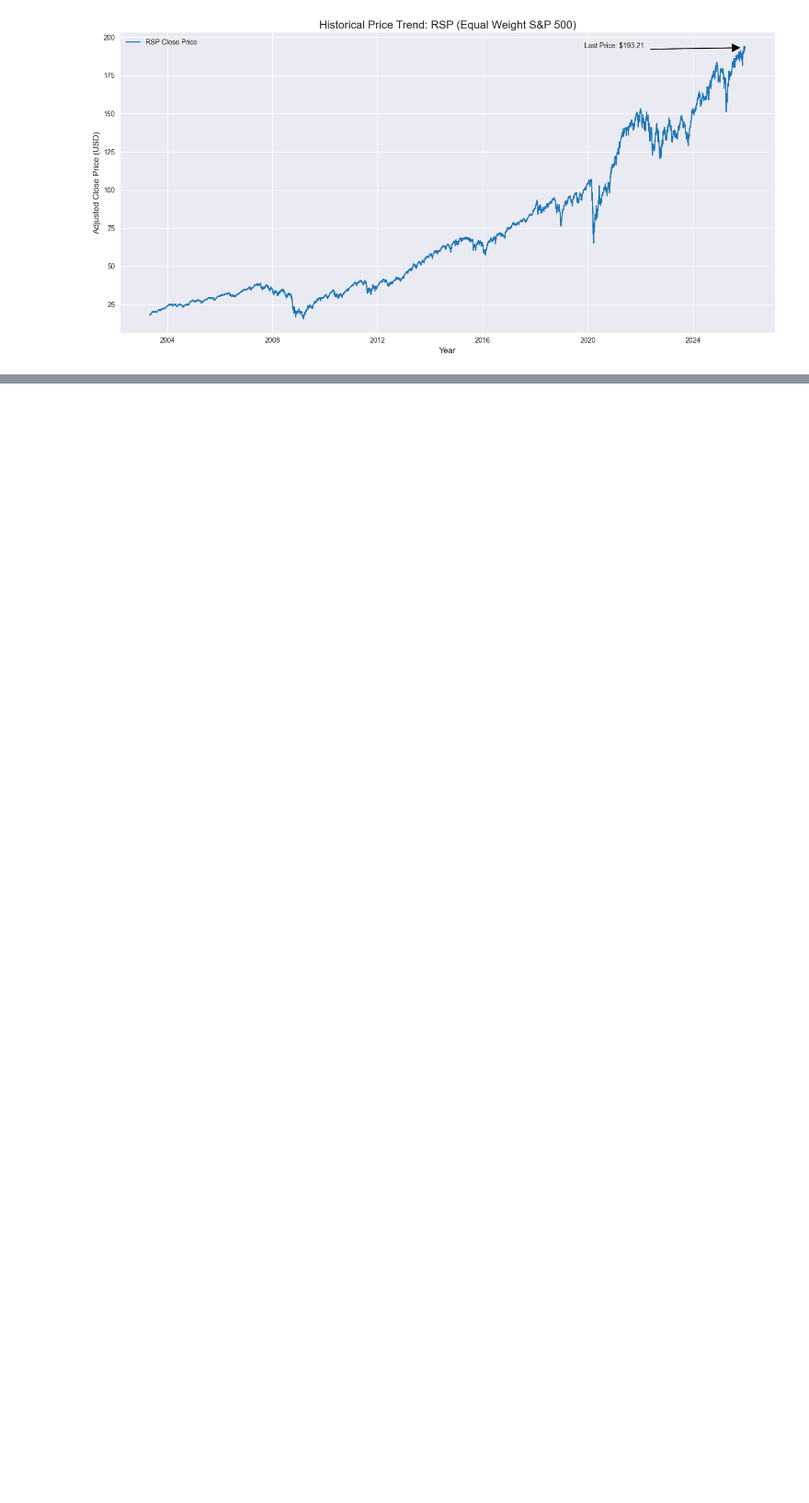
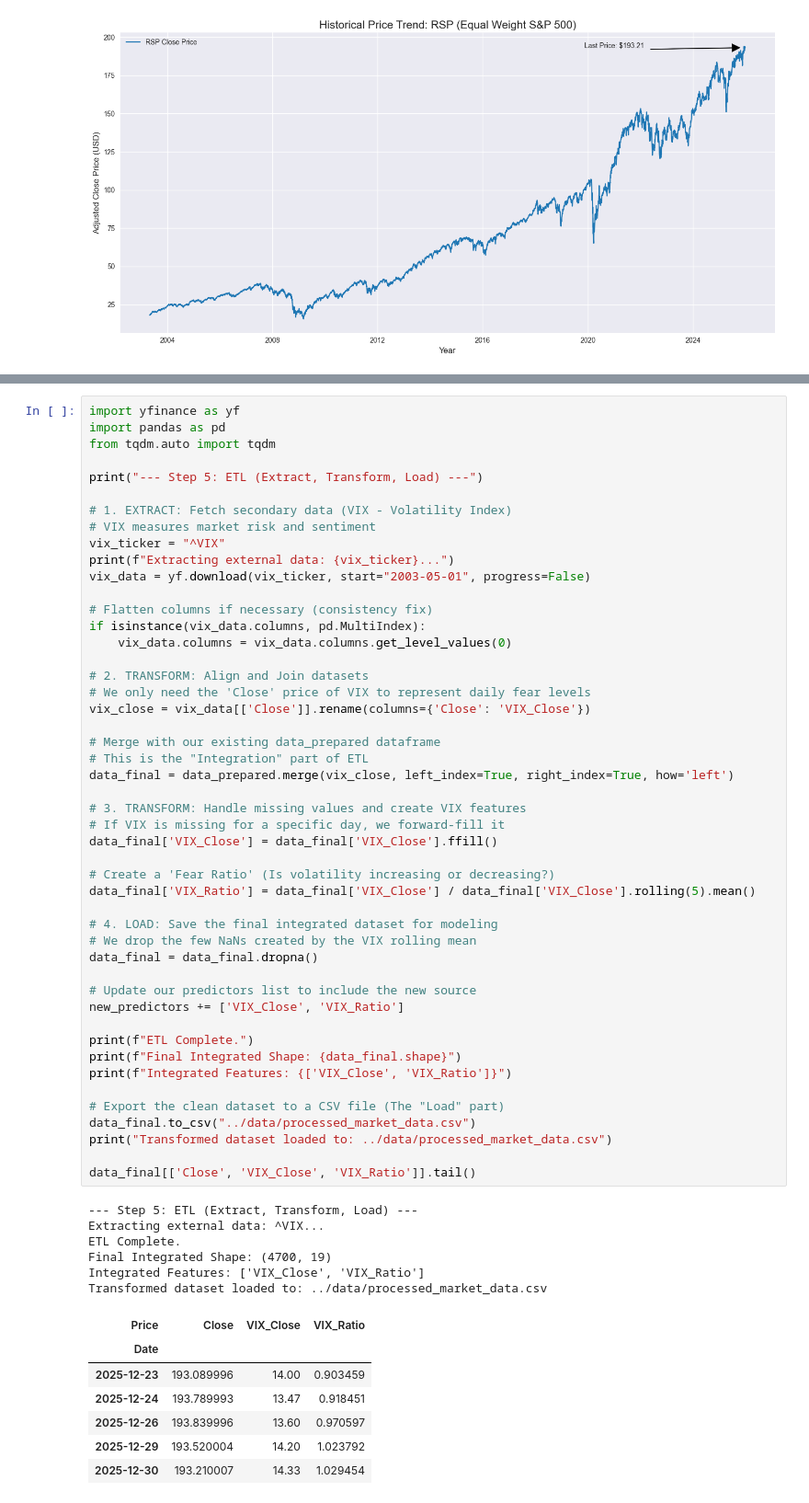
Before and after one commit to gabrielarcangelbol/ML-Engineer-Final-Portfolio, a Jupyter notebook: notebooks/01_eda_and_preprocessing.ipynb, the cells around one changed output, grey strips where cells are left out. Shown at 92% size. Saved outputs shown, nothing was run; the diff lists cells and outputs as text; blank space fills up the shorter version.

Commit message:
feat: train baseline model and implement ETL for market sentiment integration

```diff
--- a/notebooks/01_eda_and_preprocessing.ipynb
+++ b/notebooks/01_eda_and_preprocessing.ipynb
@@ -182,0 +225,62 @@ Predictors created: ['Close_Ratio_2', 'Trend_2', 'Close_Ratio_5', 'Trend_5', 'Cl
+# %%
+import yfinance as yf
+import pandas as pd
+from tqdm.auto import tqdm
+
+print("--- Step 5: ETL (Extract, Transform, Load) ---")
+
+# 1. EXTRACT: Fetch secondary data (VIX - Volatility Index)
+# VIX measures market risk and sentiment
+vix_ticker = "^VIX"
+print(f"Extracting external data: {vix_ticker}...")
+vix_data = yf.download(vix_ticker, start="2003-05-01", progress=False)
+
+# Flatten columns if necessary (consistency fix)
+if isinstance(vix_data.columns, pd.MultiIndex):
+    vix_data.columns = vix_data.columns.get_level_values(0)
+
+# 2. TRANSFORM: Align and Join datasets
+# We only need the 'Close' price of VIX to represent daily fear levels
+vix_close = vix_data[['Close']].rename(columns={'Close': 'VIX_Close'})
+
+# Merge with our existing data_prepared dataframe
+# This is the "Integration" part of ETL
+data_final = data_prepared.merge(vix_close, left_index=True, right_index=True, how='left')
+
+# 3. TRANSFORM: Handle missing values and create VIX features
+# If VIX is missing for a specific day, we forward-fill it
+data_final['VIX_Close'] = data_final['VIX_Close'].ffill()
+
+# Create a 'Fear Ratio' (Is volatility increasing or decreasing?)
+data_final['VIX_Ratio'] = data_final['VIX_Close'] / data_final['VIX_Close'].rolling(5).mean()
+
+# 4. LOAD: Save the final integrated dataset for modeling
+# We drop the few NaNs created by the VIX rolling mean
+data_final = data_final.dropna()
+
+# Update our predictors list to include the new source
+new_predictors += ['VIX_Close', 'VIX_Ratio']
+
+print(f"ETL Complete.")
+print(f"Final Integrated Shape: {data_final.shape}")
+print(f"Integrated Features: {['VIX_Close', 'VIX_Ratio']}")
+
+# Export the clean dataset to a CSV file (The "Load" part)
+data_final.to_csv("../data/processed_market_data.csv")
+print("Transformed dataset loaded to: ../data/processed_market_data.csv")
+
+data_final[['Close', 'VIX_Close', 'VIX_Ratio']].tail()
+# %% [output]
+--- Step 5: ETL (Extract, Transform, Load) ---
+Extracting external data: ^VIX...
+ETL Complete.
+Final Integrated Shape: (4700, 19)
+Integrated Features: ['VIX_Close', 'VIX_Ratio']
+Transformed dataset loaded to: ../data/processed_market_data.csv
+| Price | Close | VIX_Close | VIX_Ratio |
+| Date |  |  |  |
+| 2025-12-23 | 193.089996 | 14.00 | 0.903459 |
+| 2025-12-24 | 193.789993 | 13.47 | 0.918451 |
+| 2025-12-26 | 193.839996 | 13.60 | 0.970597 |
+| 2025-12-29 | 193.520004 | 14.20 | 1.023792 |
+| 2025-12-30 | 193.210007 | 14.33 | 1.029454 |
```
Also changed, not shown: parts of 7 cells of this notebook.
